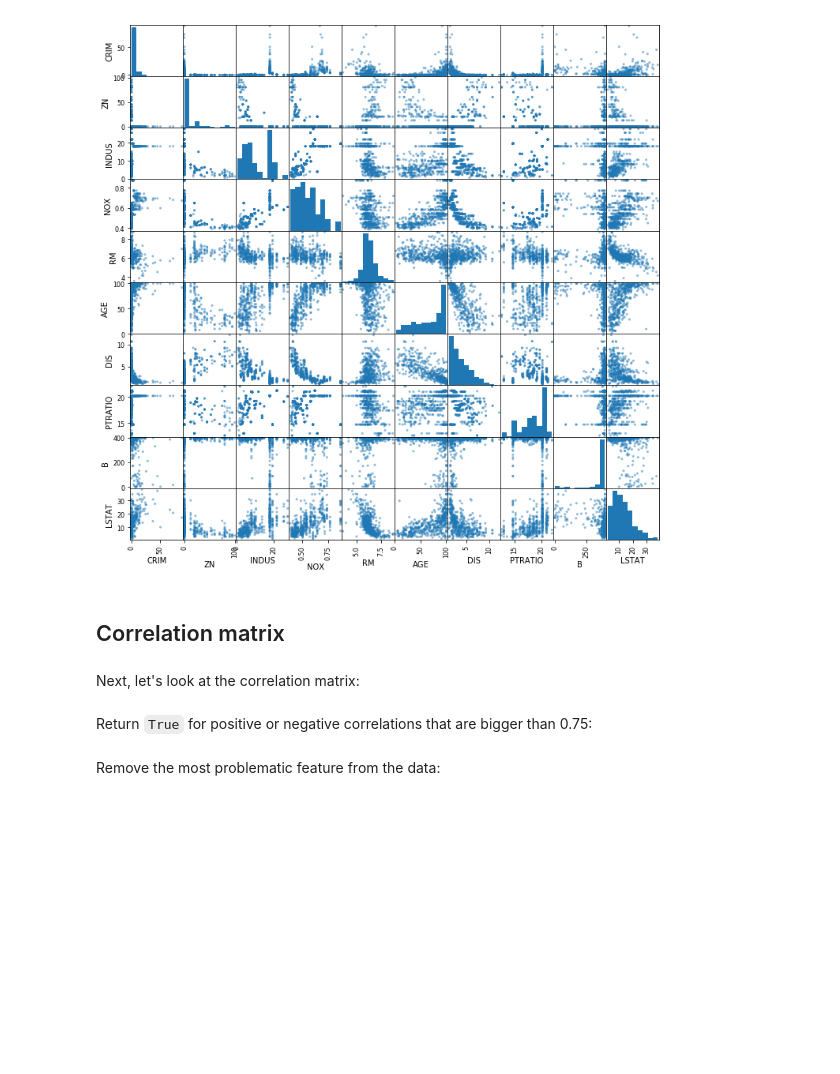
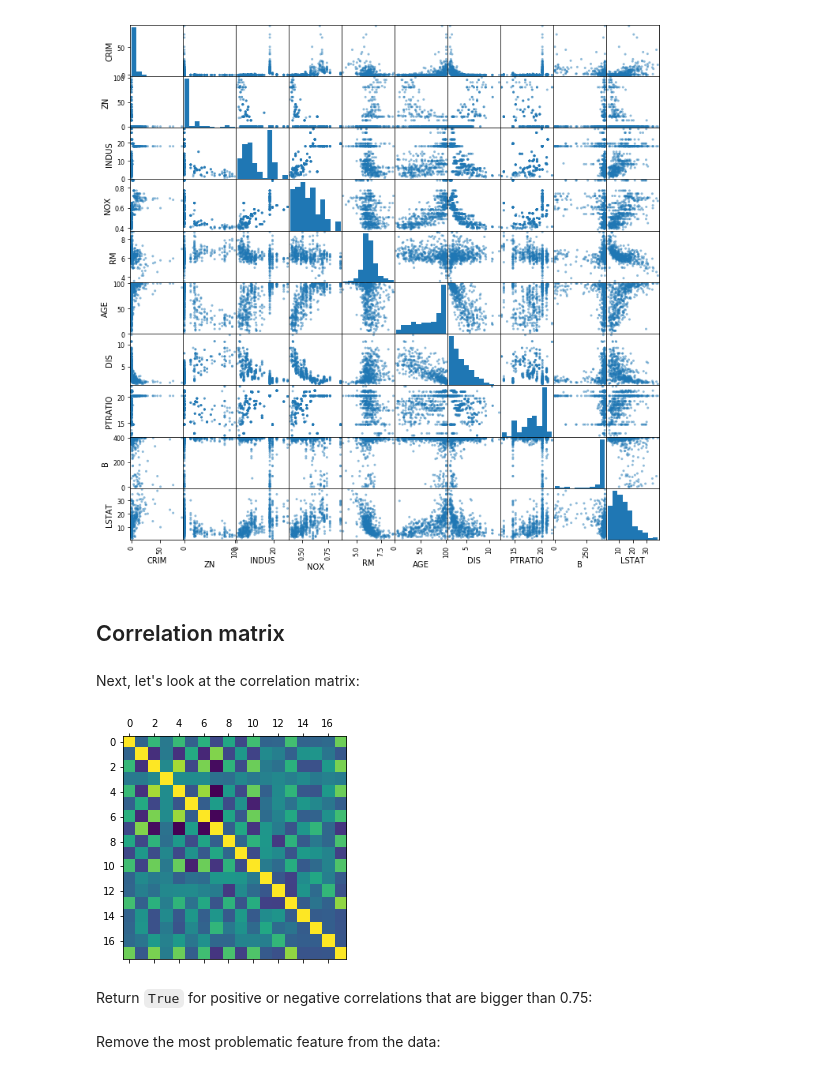
Before and after one commit to matthew-d-oliver/dsc-multicollinearity-of-features-lab-nyc-ds-082619, a Jupyter notebook: index.ipynb, the cells around one changed output. Drawn from its saved outputs; the diff is of its cells as text; code cells hidden in the pictures; blank space fills up the shorter version.

```diff
--- a/index.ipynb
+++ b/index.ipynb
@@ -68,8 +68,10 @@ plt.show()
 # %% [markdown]
 Next, let's look at the correlation matrix:
 # %%
-plt.matshow(dataframe.corr())
+plt.matshow(boston_features.corr())
 plt.show()
+# %% [output]
+[figure, added]
 # %% [markdown]
 Return `True` for positive or negative correlations that are bigger than 0.75:
 # %% [markdown]
```
